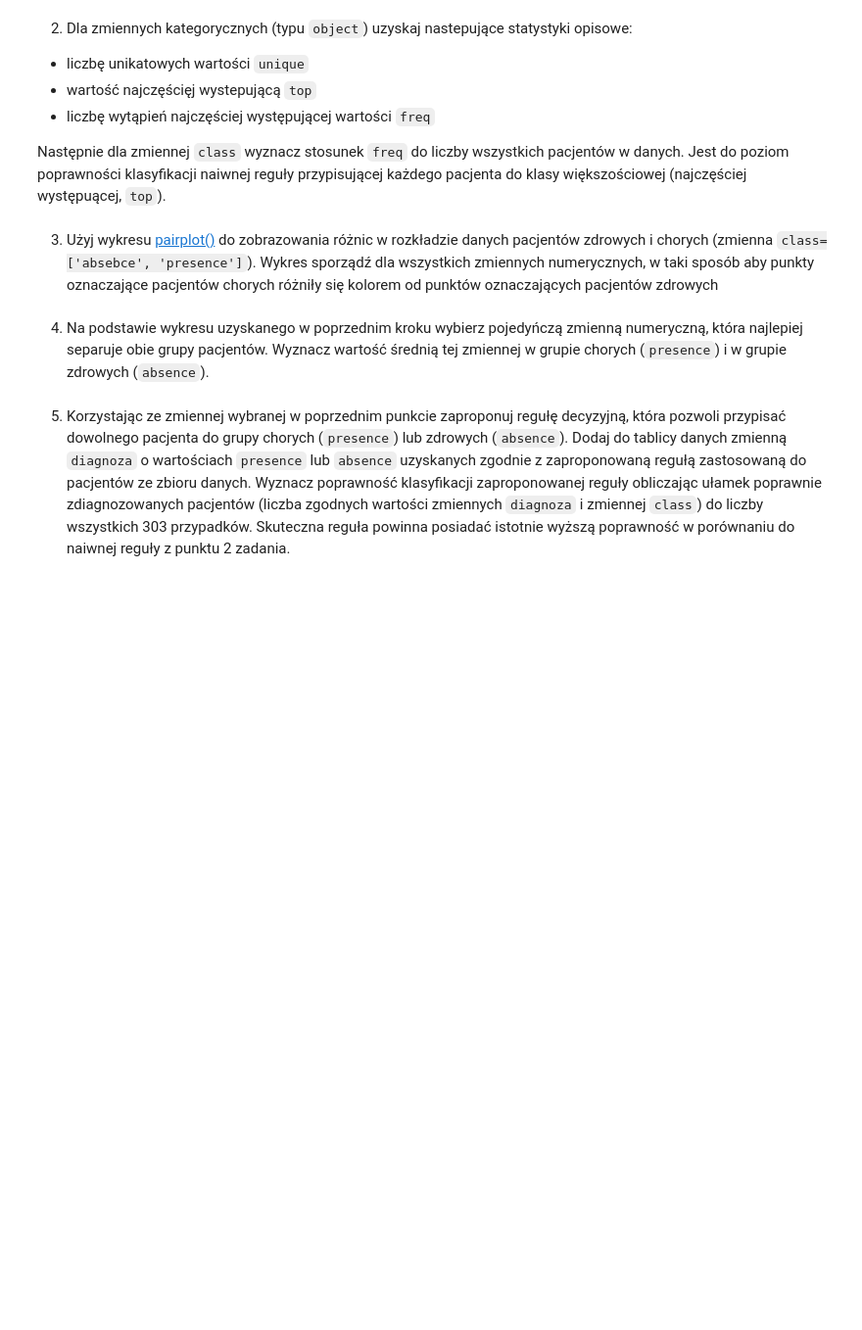
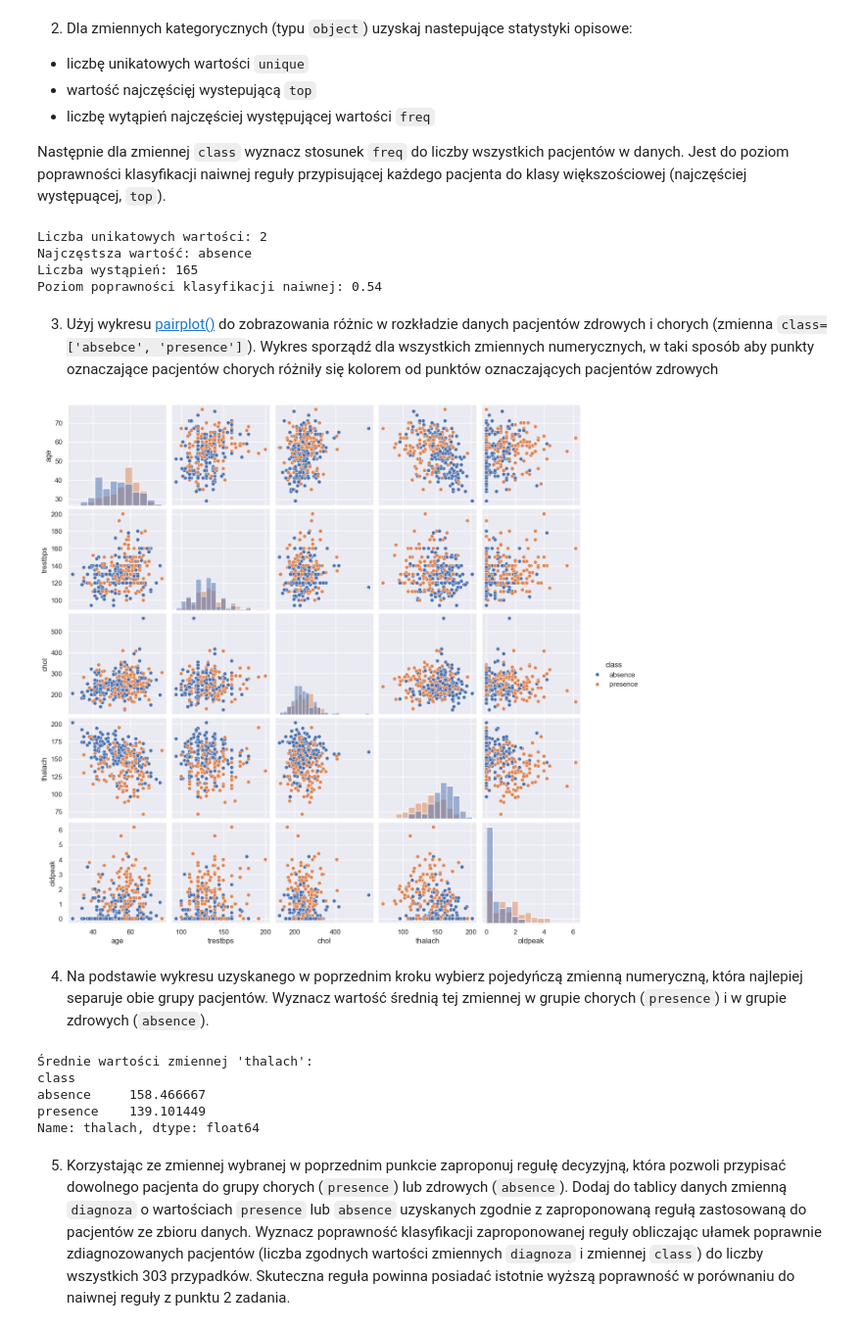
Before and after one commit to michalbla/wdm_lab_03, a Jupyter notebook: 03_pandas.ipynb, the cells around one changed output. Shown at 98% size. Drawn from its saved outputs; the diff is of its cells as text; code cells hidden in the pictures; blank space fills up the shorter version.

```diff
--- a/03_pandas.ipynb
+++ b/03_pandas.ipynb
@@ -365,3 +686,7 @@ Dane zawierają 303 przypadki opisane 12 zmiennymi. Ostatnia zmienna ``class`` z
 12. `class`  - przewidywana wartość, występowanie schorzenia (absence, presence)
 # %% [markdown]
 1. Zaimportuj dane do tablicy `DataFrame` i wyświetl informację zawierającą nazwy zmiennych, liczbę przypadków oraz typy zmiennych (np. typ kategoryczny `object`, numeryczny `float64`)
+# %%
+df = pd.read_csv(r"dane\heart.csv")
+
+df.info()
@@ -372,10 +717,50 @@ Dane zawierają 303 przypadki opisane 12 zmiennymi. Ostatnia zmienna ``class`` z
 * liczbę wytąpień najczęściej występującej wartości `freq`
 
 Następnie dla zmiennej `class` wyznacz stosunek `freq` do liczby wszystkich pacjentów w danych. Jest do poziom poprawności klasyfikacji naiwnej reguły przypisującej każdego pacjenta do klasy większościowej (najczęściej występuącej, `top`).
+# %%
+df.select_dtypes(include='object').describe()
+
+class_desc = df['class'].describe()
+
+unique = class_desc['unique']
+top = class_desc['top']
+freq = class_desc['freq']
+count = len(df)
+
+ratio = freq / count
+
+print(f"Liczba unikatowych wartości: {unique}")
+print(f"Najczęstsza wartość: {top}")
+print(f"Liczba wystąpień: {freq}")
+print(f"Poziom poprawności klasyfikacji naiwnej: {ratio:.2f}")
+# %% [output]
+Liczba unikatowych wartości: 2
+Najczęstsza wartość: absence
+Liczba wystąpień: 165
+Poziom poprawności klasyfikacji naiwnej: 0.54
 # %% [markdown]
 3. Użyj wykresu [pairplot()](https://seaborn.pydata.org/generated/seaborn.pairplot.html#seaborn.pairplot) do zobrazowania różnic w rozkładzie danych pacjentów zdrowych i chorych (zmienna `class=['absebce', 'presence']`).
 Wykres sporządź dla wszystkich zmiennych numerycznych, w taki sposób aby punkty oznaczające pacjentów chorych różniły się kolorem od punktów oznaczających pacjentów zdrowych
+# %%
+sns.pairplot(df, hue='class', diag_kind='hist',
+             vars=df.select_dtypes(include='float64').columns)
+
+
+plt.show()
+# %% [output]
+[figure, added]
 # %% [markdown]
 4. Na podstawie wykresu uzyskanego w poprzednim kroku wybierz pojedyńczą zmienną numeryczną, która najlepiej separuje obie grupy pacjentów. Wyznacz wartość średnią tej zmiennej w grupie chorych (``presence``) i w grupie zdrowych (``absence``).
+# %%
+mean_val = df.groupby('class')['thalach'].mean()
+
+print("Średnie wartości zmiennej 'thalach':")
+print(mean_val)
+# %% [output]
+Średnie wartości zmiennej 'thalach':
+class
+absence     158.466667
+presence    139.101449
+Name: thalach, dtype: float64
 # %% [markdown]
 5. Korzystając ze zmiennej wybranej w poprzednim punkcie zaproponuj regułę decyzyjną, która pozwoli przypisać dowolnego pacjenta do grupy chorych (`presence`) lub zdrowych (`absence`). Dodaj do tablicy danych zmienną `diagnoza` o wartościach `presence` lub `absence` uzyskanych zgodnie z zaproponowaną regułą zastosowaną do pacjentów ze zbioru danych. Wyznacz poprawność klasyfikacji zaproponowanej reguły obliczając ułamek poprawnie zdiagnozowanych pacjentów (liczba zgodnych wartości zmiennych `diagnoza` i zmiennej `class`) do liczby wszystkich 303 przypadków. Skuteczna reguła powinna posiadać istotnie wyższą poprawność w porównaniu do naiwnej reguły z punktu 2 zadania.
```
Also changed, not shown: parts of 65 cells of this notebook.
